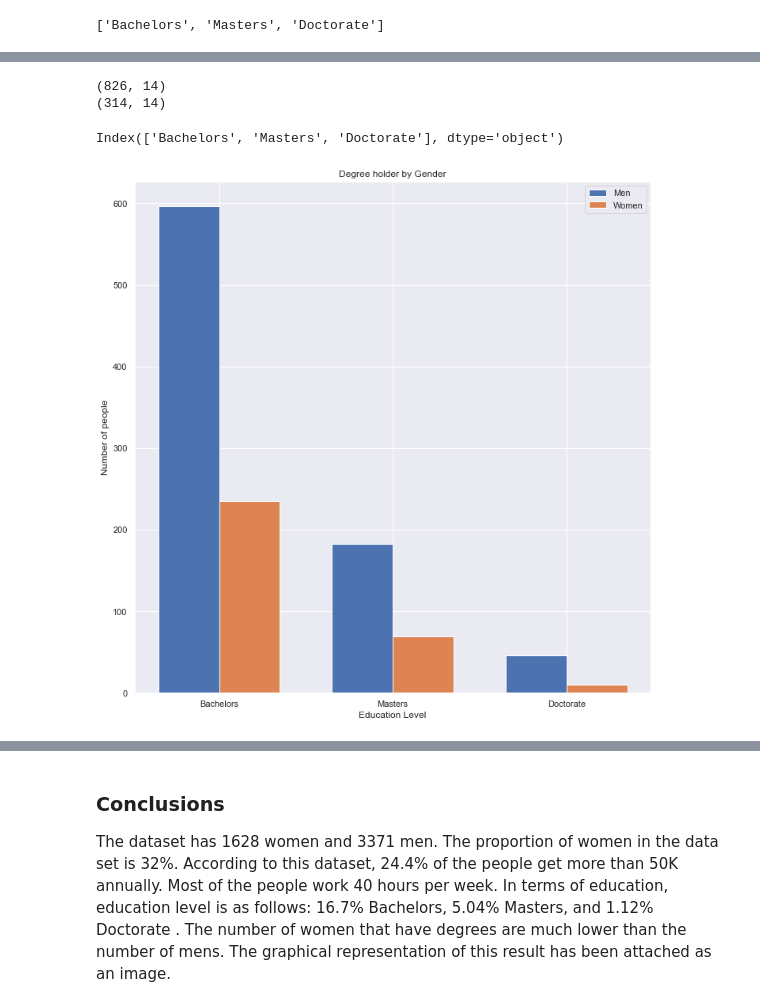
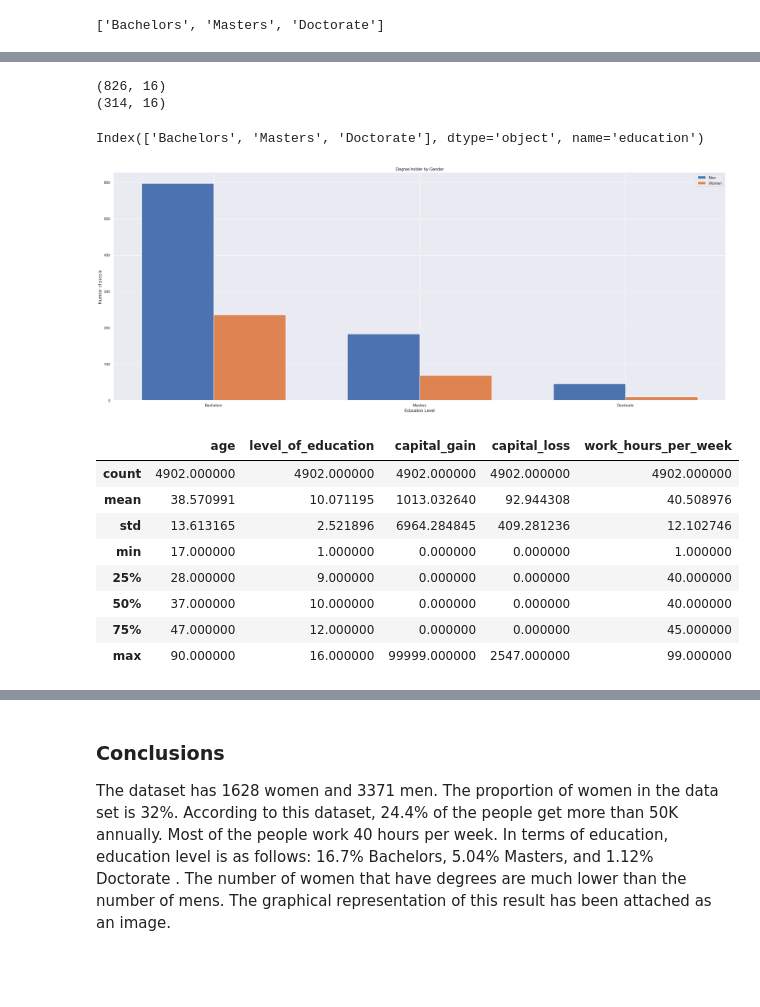
Before and after one commit to Asabeneh/data-analysis-with-python-autumn-2024, a Jupyter notebook: Data Exploration,Visualization, Analysis, Reporting.ipynb, the cells around one changed output, grey strips where cells are left out. Saved outputs shown, nothing was run; the diff lists cells and outputs as text; code cells hidden in the pictures; blank space fills up the shorter version.

Commit message:
week -10

```diff
--- a/Data Exploration,Visualization, Analysis, Reporting.ipynb
+++ b/Data Exploration,Visualization, Analysis, Reporting.ipynb
@@ -236 +287,3 @@ pd.crosstab(df['annual_income'], 'Count')
+# %%
+df.drop(df[df['native_country'] =='?'].index, inplace=True)
 # %%
@@ -456,12 +530,12 @@ work_class = df['Work class'].value_counts()
 # %%
-# a_income = df['Annual income'].value_counts()
-# x_wc = work_class.index
-# y_wc = work_class.values
-# plt.rcParams["figure.figsize"] = (25,10)
-# plt.title('Work Class')
-# plt.xlabel('Class')
-# plt.ylabel('Number of people')
-# # plt.legend(indexes)
-# plt.bar(x_wc, y_wc)
+a_income = df['annual_income'].value_counts()
+x_wc = work_class.index
+y_wc = work_class.values
+plt.rcParams["figure.figsize"] = (25,10)
+plt.title('Work Class')
+plt.xlabel('Class')
+plt.ylabel('Number of people')
+# plt.legend(indexes)
+plt.bar(x_wc, y_wc)
 # plt.savefig('./graphs/work_class.png')
-# plt.show()
+plt.show()
@@ -599,6 +670,6 @@ df.head()
 | 3 | 53 | Private | 11th | 7 | Married civilian spouse | Handlers-cleaners | Husband | Black | ... |
 | 4 | 28 | Private | Bachelors | 13 | Married civilian spouse | Prof-specialty | Wife | Black | ... |
 # %%
-df_edu_deg = df[(df['Education'] == 'Bachelors') | (df['Education'] == 'Masters') |  (df['Education'] == 'Doctorate')]
+df_edu_deg = df[(df['education'] == 'Bachelors') | (df['education'] == 'Masters') |  (df['education'] == 'Doctorate')]
 df_edu_deg.head()
 # %% [output]
@@ -671,38 +754,50 @@ df_edu_deg.head()
 | 5 | 37 | Private | Masters | 14 | Married civilian spouse | Executive / managerial | Wife | White | ... |
 | 8 | 31 | Private | Masters | 14 | Never-married | Prof-specialty | Not-in-family | White | ... |
 # %%
-df_edu_deg_m = df_edu_deg[df_edu_deg['Sex'] == 'Male']
-df_edu_deg_f = df_edu_deg[df_edu_deg['Sex'] == 'Female']
+df_edu_deg_m = df_edu_deg[df_edu_deg['sex'] == 'Male']
+df_edu_deg_f = df_edu_deg[df_edu_deg['sex'] == 'Female']
 
 print(df_edu_deg_m.shape)
 print(df_edu_deg_f.shape)
 # %% [output]
-(826, 14)
-(314, 14)
+(826, 16)
+(314, 16)
 # %%
-deg_males = df_edu_deg_m['Education'].value_counts().values
-deg_females = df_edu_deg_f['Education'].value_counts().values
-print(df_edu_deg_f['Education'].value_counts().index)
+deg_males = df_edu_deg_m['education'].value_counts().values
+deg_females = df_edu_deg_f['education'].value_counts().values
+print(df_edu_deg_f['education'].value_counts().index)
 
-labels = list(df_edu_deg_f['Education'].value_counts().index)
+labels = list(df_edu_deg_f['education'].value_counts().index)
 
 x = np.arange(len(labels))  # the label locations
 width = 0.35  # the width of the bars
 
 fig, ax = plt.subplots()
 rects1 = ax.bar(x - width/2, deg_males, width, label='Men')
 rects2 = ax.bar(x + width/2, deg_females, width, label='Women')
 
 # Add some text for labels, title and custom x-axis tick labels, etc.
 ax.set_ylabel('Number of people')
 ax.set_xlabel('Education Level')
 ax.set_title('Degree holder by Gender')
 ax.set_xticks(x)
 ax.set_xticklabels(labels)
 ax.legend()
 fig.tight_layout()
-plt.savefig('./graphs/degree_holder_gender.png')
+# plt.savefig('./graphs/degree_holder_gender.png')
 plt.show()
 # %% [output]
-Index(['Bachelors', 'Masters', 'Doctorate'], dtype='object')
+Index(['Bachelors', 'Masters', 'Doctorate'], dtype='object', name='education')
-[figure, old version]
+[figure, new version]
+# %%
+df.describe()
+# %% [output]
+|  | age | level_of_education | capital_gain | capital_loss | work_hours_per_week |
+| count | 4902.000000 | 4902.000000 | 4902.000000 | 4902.000000 | 4902.000000 |
+| mean | 38.570991 | 10.071195 | 1013.032640 | 92.944308 | 40.508976 |
+| std | 13.613165 | 2.521896 | 6964.284845 | 409.281236 | 12.102746 |
+| min | 17.000000 | 1.000000 | 0.000000 | 0.000000 | 1.000000 |
+| 25% | 28.000000 | 9.000000 | 0.000000 | 0.000000 | 40.000000 |
+| 50% | 37.000000 | 10.000000 | 0.000000 | 0.000000 | 40.000000 |
+| 75% | 47.000000 | 12.000000 | 0.000000 | 0.000000 | 45.000000 |
+| max | 90.000000 | 16.000000 | 99999.000000 | 2547.000000 | 99.000000 |
```
Also changed, not shown: parts of 56 cells of this notebook, 3 other files.
